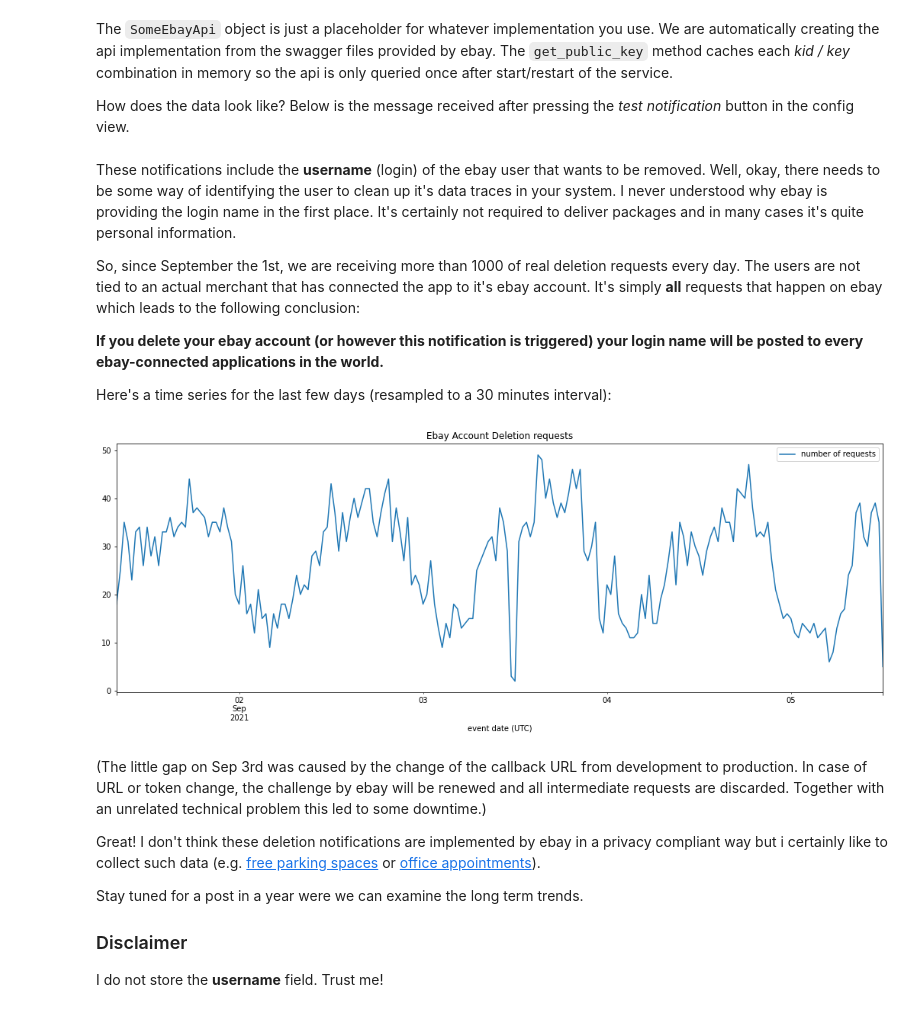
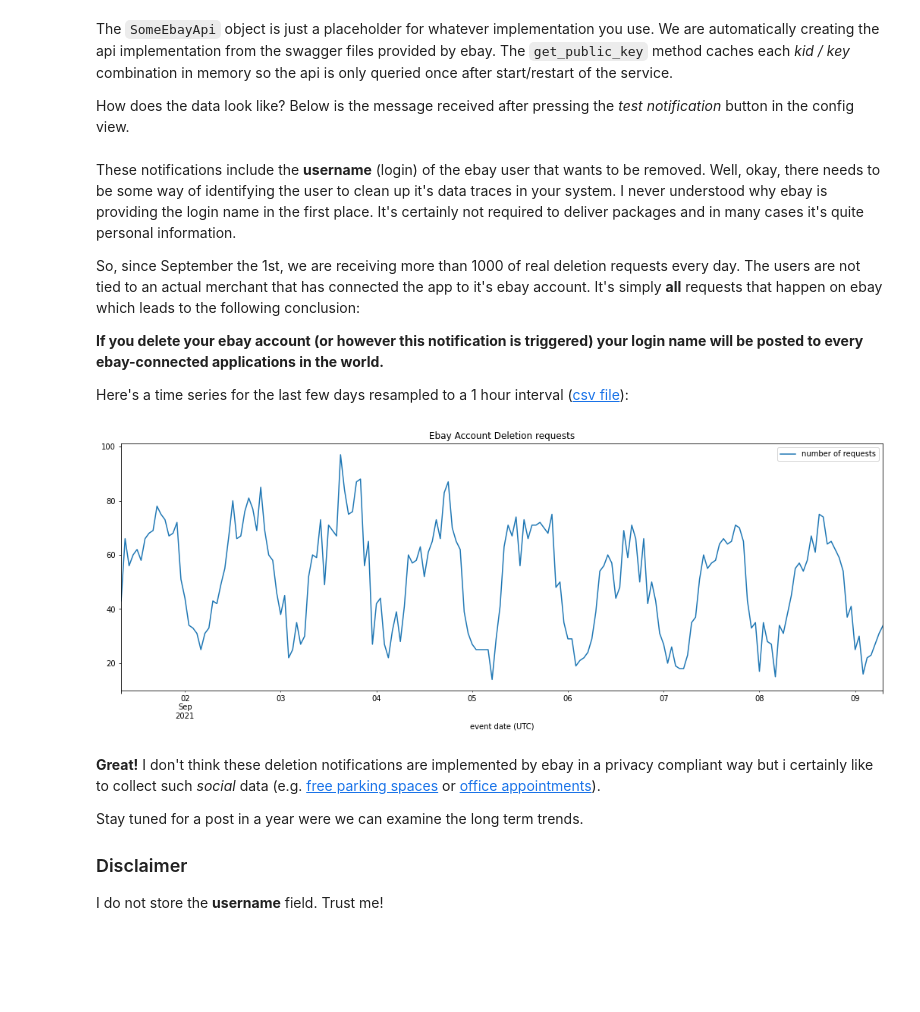
Before and after one commit to defgsus/blog, a Jupyter notebook: src/general/ebay-push-notification-verification-in-python.ipynb, the cells around one changed output. Cells and saved outputs as stored; diff of their text form; code cells hidden in the pictures; blank space fills up the shorter version.

Commit message:
add a few more days to the ebay deletion request graph

```diff
--- a/src/general/ebay-push-notification-verification-in-python.ipynb
+++ b/src/general/ebay-push-notification-verification-in-python.ipynb
@@ -170,23 +170,21 @@ So, since September the 1st, we are receiving more than 1000 of real deletion re
 
 **If you delete your ebay account (or however this notification is triggered) your login name will be posted to every ebay-connected applications in the world.**
 
-Here's a time series for the last few days (resampled to a 30 minutes interval):
+Here's a time series for the last few days resampled to a 1 hour interval ([csv file](https://github.com/defgsus/blog/blob/master/src/general/ebay-deletion-requests.csv)):
 # %%
 # hide-code
 import matplotlib.pyplot as plt
 
 df = pd.read_csv("ebay-deletion-requests.csv", index_col=0).set_index("date")
 df = df[df.index >= "2021-09-01"]
 df.index = pd.to_datetime(df.index)
 df["number of requests"] = 1
 df.index.name = "event date (UTC)"
-_ = df.resample("30min").sum().plot(figsize=(18, 6), title="Ebay Account Deletion requests")
+_ = df.resample("60min").sum().plot(figsize=(18, 6), title="Ebay Account Deletion requests")
 # %% [output]
-[figure, old version]
+[figure, new version]
 # %% [markdown]
-(The little gap on Sep 3rd was caused by the change of the callback URL from development to production. In case of URL or token change, the challenge by ebay will be renewed and all intermediate requests are discarded. Together with an unrelated technical problem this led to some downtime.)
-
-Great! I don't think these deletion notifications are implemented by ebay in a privacy compliant way but i certainly like to collect such data (e.g. [free parking spaces](https://defgsus.github.io/blog/2021/04/08/one-year-parking.html) or [office appointments](https://github.com/defgsus/office-schedule-scraper)).
+**Great!** I don't think these deletion notifications are implemented by ebay in a privacy compliant way but i certainly like to collect such *social* data (e.g. [free parking spaces](https://defgsus.github.io/blog/2021/04/08/one-year-parking.html) or [office appointments](https://github.com/defgsus/office-schedule-scraper)).
 
 Stay tuned for a post in a year were we can examine the long term trends.
 
```
Also changed, not shown: 11 other files.
